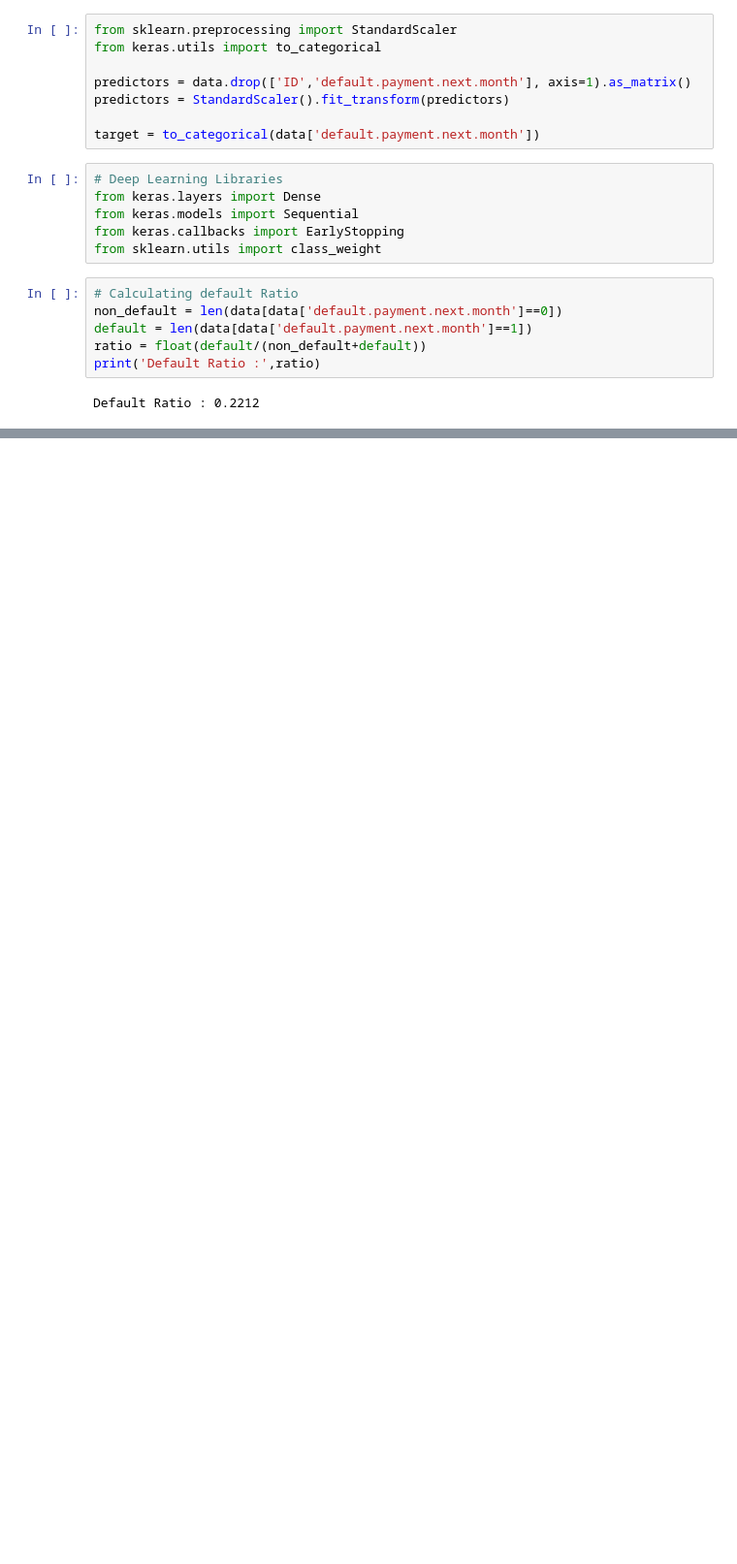
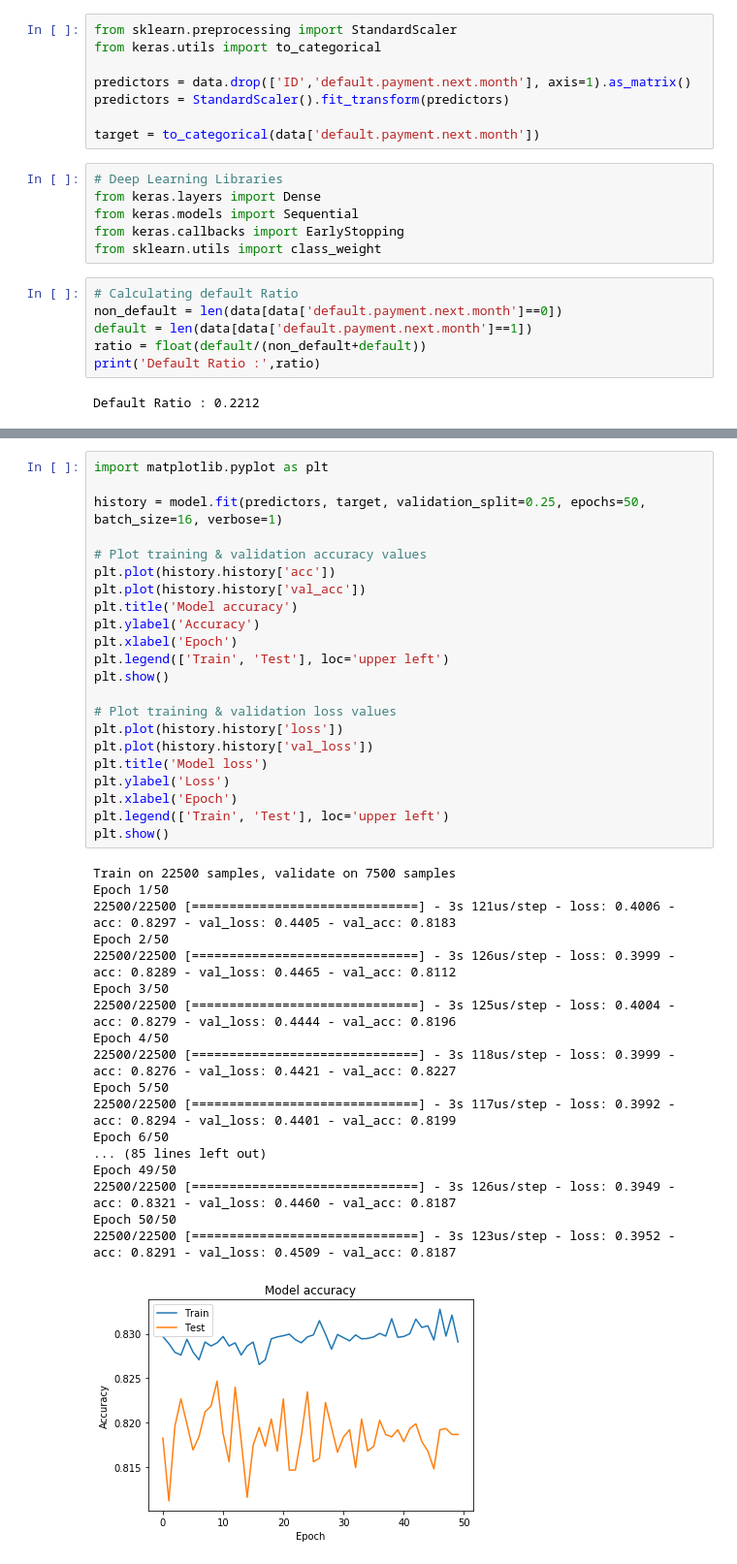
Before and after one commit to DSPavan/PyClassNotes, a Jupyter notebook: pyKerasNeuralNetwork.ipynb, the cells around one changed output, grey strips where cells are left out. Shown at 97% size. Saved outputs shown, nothing was run; the diff lists cells and outputs as text; blank space fills up the shorter version.

```diff
--- a/pyKerasNeuralNetwork.ipynb
+++ b/pyKerasNeuralNetwork.ipynb
@@ -327,0 +370,41 @@ Epoch 9/20
+# %%
+import matplotlib.pyplot as plt
+
+history = model.fit(predictors, target, validation_split=0.25, epochs=50, batch_size=16, verbose=1)
+
+# Plot training & validation accuracy values
+plt.plot(history.history['acc'])
+plt.plot(history.history['val_acc'])
+plt.title('Model accuracy')
+plt.ylabel('Accuracy')
+plt.xlabel('Epoch')
+plt.legend(['Train', 'Test'], loc='upper left')
+plt.show()
+
+# Plot training & validation loss values
+plt.plot(history.history['loss'])
+plt.plot(history.history['val_loss'])
+plt.title('Model loss')
+plt.ylabel('Loss')
+plt.xlabel('Epoch')
+plt.legend(['Train', 'Test'], loc='upper left')
+plt.show()
+# %% [output]
+Train on 22500 samples, validate on 7500 samples
+Epoch 1/50
+22500/22500 [==============================] - 3s 121us/step - loss: 0.4006 - acc: 0.8297 - val_loss: 0.4405 - val_acc: 0.8183
+Epoch 2/50
+22500/22500 [==============================] - 3s 126us/step - loss: 0.3999 - acc: 0.8289 - val_loss: 0.4465 - val_acc: 0.8112
+Epoch 3/50
+22500/22500 [==============================] - 3s 125us/step - loss: 0.4004 - acc: 0.8279 - val_loss: 0.4444 - val_acc: 0.8196
+Epoch 4/50
+22500/22500 [==============================] - 3s 118us/step - loss: 0.3999 - acc: 0.8276 - val_loss: 0.4421 - val_acc: 0.8227
+Epoch 5/50
+22500/22500 [==============================] - 3s 117us/step - loss: 0.3992 - acc: 0.8294 - val_loss: 0.4401 - val_acc: 0.8199
+Epoch 6/50
+... (85 lines left out)
+Epoch 49/50
+22500/22500 [==============================] - 3s 126us/step - loss: 0.3949 - acc: 0.8321 - val_loss: 0.4460 - val_acc: 0.8187
+Epoch 50/50
+22500/22500 [==============================] - 3s 123us/step - loss: 0.3952 - acc: 0.8291 - val_loss: 0.4509 - val_acc: 0.8187
+[figure, added]
```
Also changed, not shown: parts of 8 cells of this notebook.
